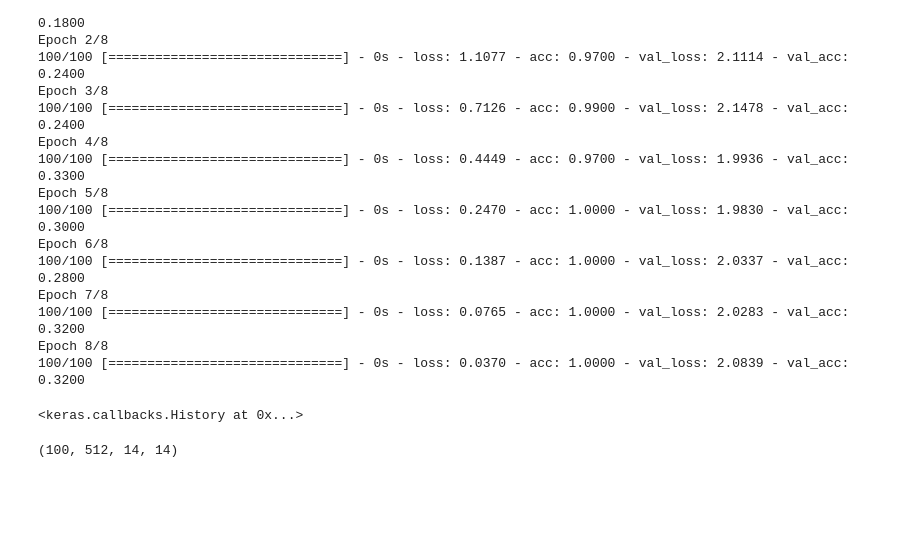
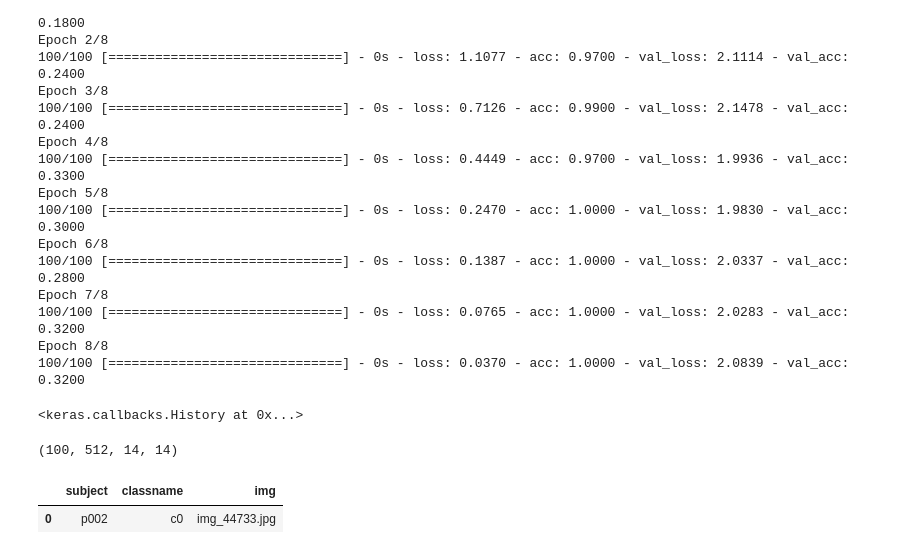
Before and after one commit to cluePrints/data-sci-fience, a Jupyter notebook: fast.ai/lesson3.ipynb, the cells around one changed output. Saved outputs shown, nothing was run; the diff lists cells and outputs as text; code cells hidden in the pictures; blank space fills up the shorter version.

```diff
--- a/fast.ai/lesson3.ipynb
+++ b/fast.ai/lesson3.ipynb
@@ -565,3 +565,12 @@ Epoch 8/8
 train_features.shape
 # %% [output]
 (100, 512, 14, 14)
+# %%
+import pandas as pd
+drivers = pd.DataFrame.from_csv('driver_imgs_list.csv', index_col=None)
+unique_driver_subjects = drivers['subject'].unique()
+# %%
+drivers.head(1)
+# %% [output]
+|  | subject | classname | img |
+| 0 | p002 | c0 | img_44733.jpg |
```
Also changed, not shown: parts of 8 cells of this notebook.
